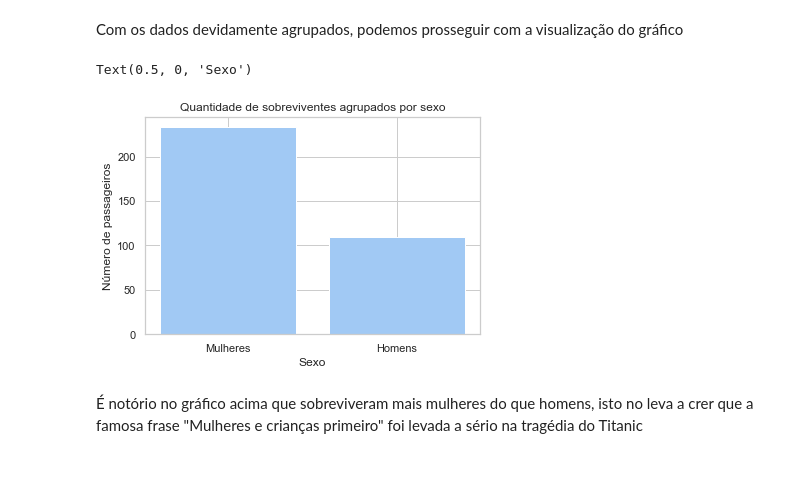
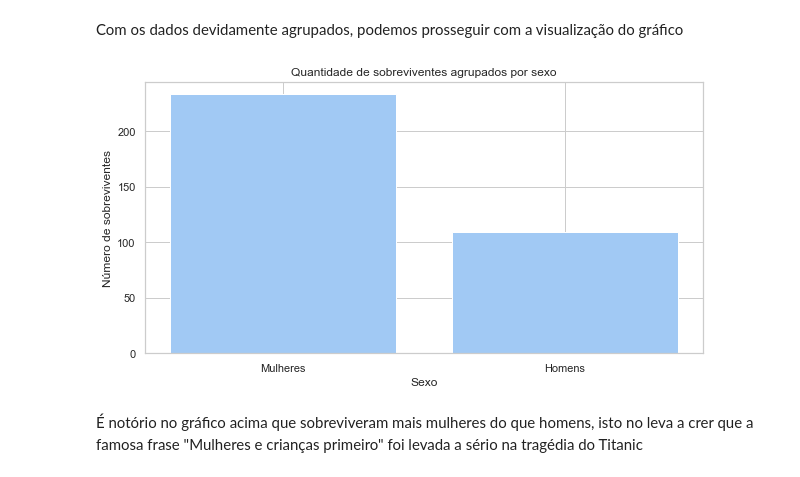
Before and after one commit to anderson-souza/Titanic-Project-Udacity, a Jupyter notebook: Análise Titanic.ipynb, the cells around one changed output. Saved outputs shown, nothing was run; the diff lists cells and outputs as text; code cells hidden in the pictures.

```diff
--- a/Análise Titanic.ipynb
+++ b/Análise Titanic.ipynb
@@ -142,3 +166,28 @@ df.Embarked.fillna('None',inplace=True) #Local de embarcação foi preenchida co
+# %%
+def gerar_grafico_barras(dados: pd.Series, titulo="", yLabel="", xLabel="", horizontal_orientation=False, labels=""):
+    '''Função para gerar gráfico de barras
+    INPUT:
+        dados = Dados para serem mostrados no gráfico. Obrigatóriamente devem ser do tipo pd.Series
+        labels = Nome para ser utilizado como tick_label, fica abaixo de cada variavel. Caso não seja informado, pega o label dos dados.
+        titulo = Título do gráfico.
+        yLabel = Nome do label que fica a esquerda do gráfico.
+        xLabel = Nome do label que fica abaixo do gráfico.
+        horizontal_orientation = Indica se o gráfico deve ser gerado na Vertical(Padrão) ou Horizontal.
+    OUTPUT:
+        Gráfico de barras utilizando os dados informados.
+    '''
+    locations = np.arange(dados.index.to_series().count()) #Pega a quantidade de variaveis pela quantidade de index
+    heights = dados #altura do gráfico são os dados passados na chamada da função
+    if(not labels): #Se os labels não foram informados
+        labels = dados.index.to_series() #labels serão os index dos dados
+    plt.figure(figsize=(10,5)) #configura o tamanho do gráfico
+    if(horizontal_orientation): #Verifica se o gráfico deve ser gerado na horizontal
+        plt.barh(locations, heights, tick_label=labels)
+    else: #gráfico gerado na vertical
+        plt.bar(locations, heights, tick_label=labels)
+    plt.title(titulo) #Define o título do gráfico
+    plt.ylabel(yLabel) #Define o texto que fica na esquerda do gráfico
+    plt.xlabel(xLabel) #Define o texto que fica abaixo do gráfico
 # %% [markdown]
 # Perguntas
 ---
@@ -193,16 +232,13 @@ Sobreviveram: 233 mulheres e 109 homens
 # %% [markdown]
 Com os dados devidamente agrupados, podemos prosseguir com a visualização do gráfico
 # %%
-locations = [1, 2]
-heights = se_gender_survived
-labels = ['Mulheres', 'Homens']
-plt.bar(locations, heights, tick_label=labels)
-plt.title('Quantidade de sobreviventes agrupados por sexo')
-plt.ylabel('Número de passageiros');
-plt.xlabel('Sexo')
+gerar_grafico_barras(labels=['Mulheres', 'Homens'],
+                       dados=se_gender_survived,
+                       titulo='Quantidade de sobreviventes agrupados por sexo',
+                       yLabel='Número de sobreviventes',
+                       xLabel='Sexo')
 # %% [output]
-Text(0.5, 0, 'Sexo')
-[figure, old version]
+[figure, new version]
 # %% [markdown]
  É notório no gráfico acima que sobreviveram mais mulheres do que homens, isto no leva a crer que a famosa frase "Mulheres e crianças primeiro" foi levada a sério na tragédia do Titanic
 # %% [markdown]
```
Also changed, not shown: parts of 47 cells of this notebook, 1 other file.
